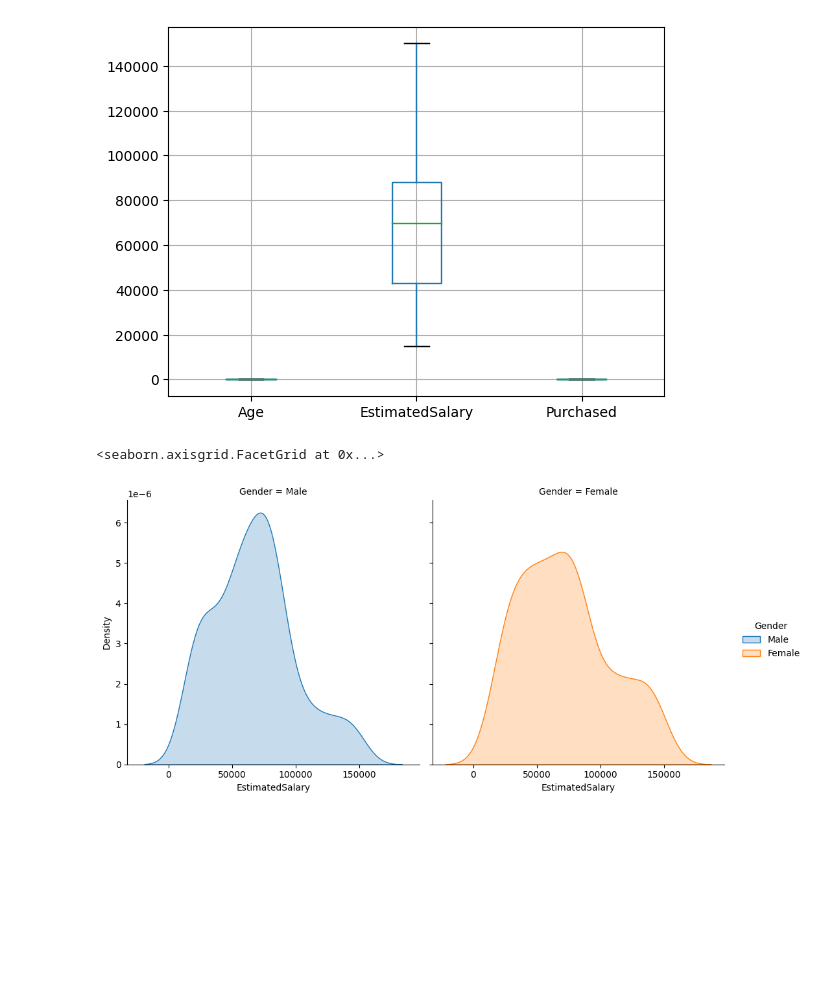
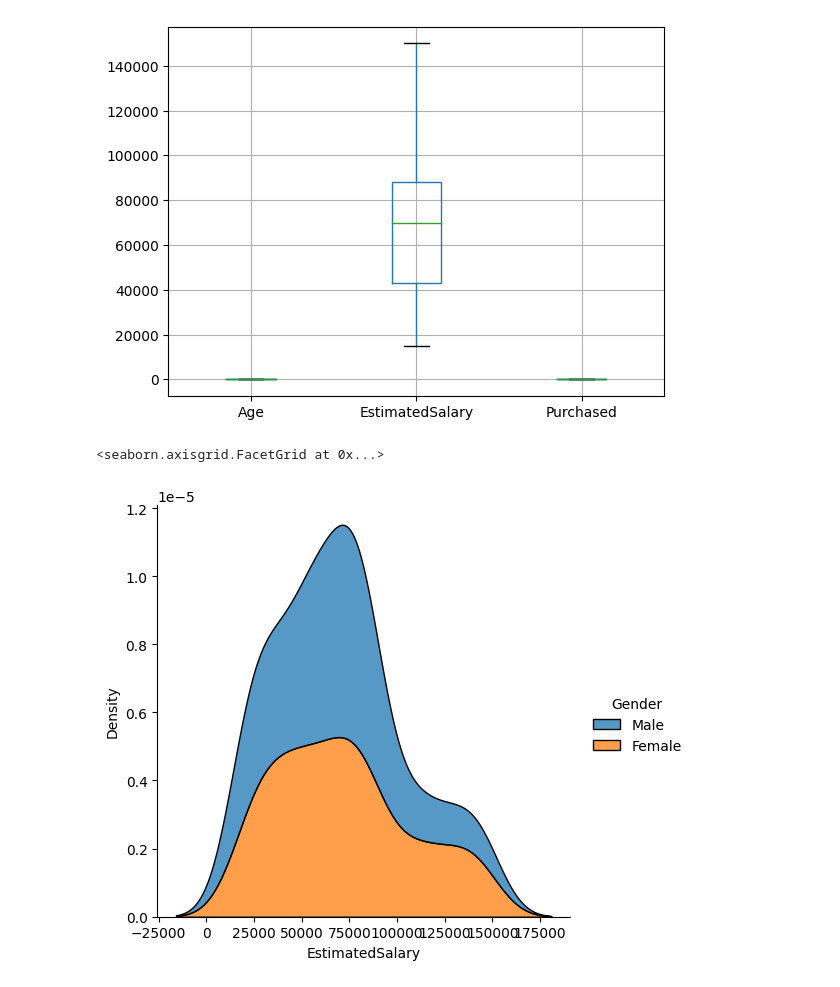
Before and after one commit to juneedpk/vscode-jupyter, a Jupyter notebook: eda.ipynb, the cells around one changed output. Drawn from its saved outputs; the diff is of its cells as text; code cells hidden in the pictures; blank space fills up the shorter version.

```diff
--- a/eda.ipynb
+++ b/eda.ipynb
@@ -168,7 +168,7 @@ ads2.boxplot()
 <AxesSubplot: >
 [figure]
 # %%
-sns.displot(data=ads2, x="EstimatedSalary", hue="Gender",kind="kde", fill=True,col='Gender')
+sns.displot(data=ads2, x="EstimatedSalary", hue="Gender",kind="kde", fill=True,multiple="stack")
 # %% [output]
 <seaborn.axisgrid.FacetGrid at 0x...>
-[figure, old version]
+[figure, new version]
```
Also changed, not shown: parts of 1 cell of this notebook.
